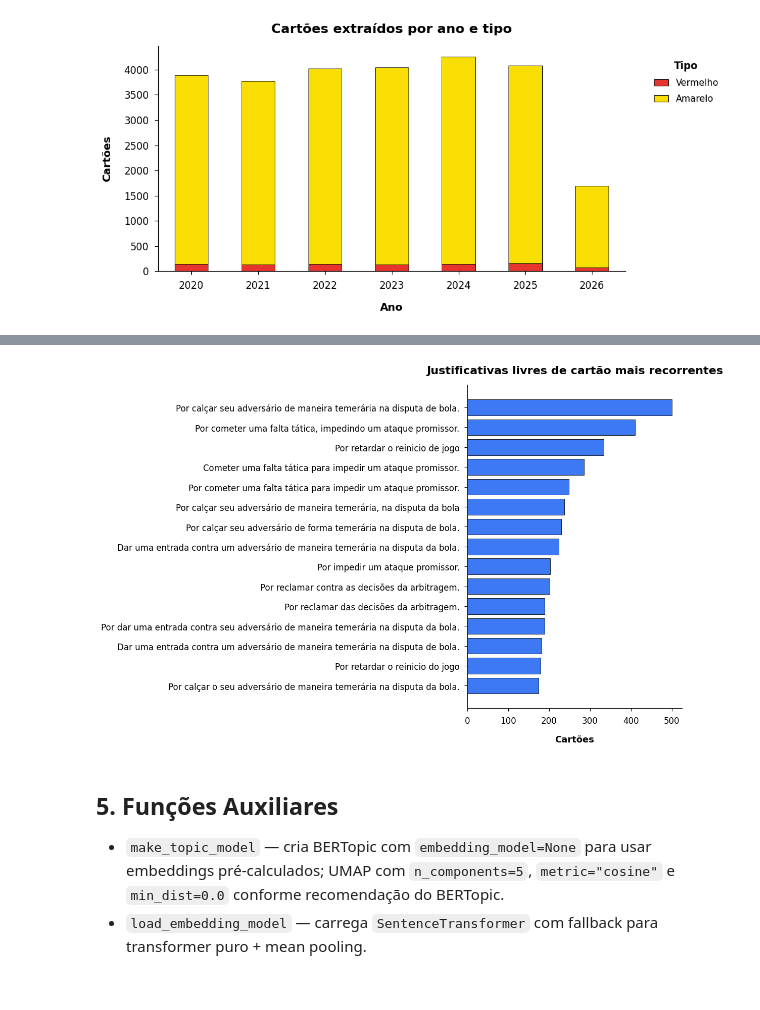
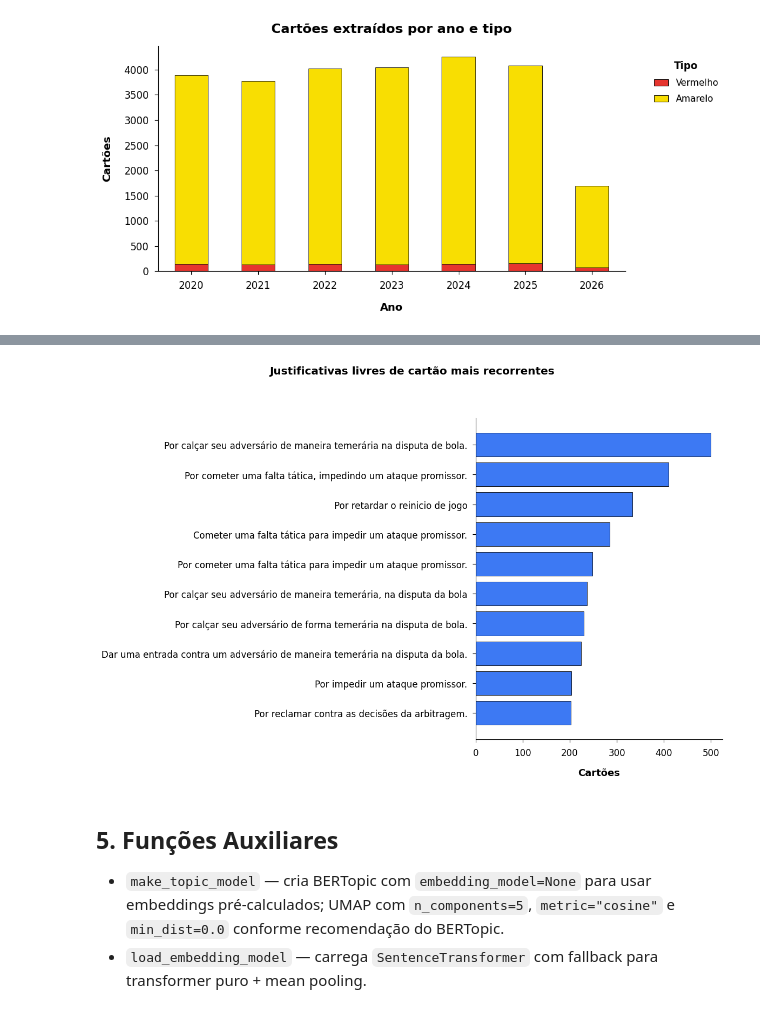
Before and after one commit to gcarbs1/cbf-match-report-analysis, a Jupyter notebook: notebooks/2-semantic_card_reasons_embeddings.ipynb, the cells around one changed output, grey strips where cells are left out. Drawn from its saved outputs; the diff is of its cells as text; code cells hidden in the pictures.

```diff
--- a/notebooks/2-semantic_card_reasons_embeddings.ipynb
+++ b/notebooks/2-semantic_card_reasons_embeddings.ipynb
@@ -122,9 +122,9 @@ CARD_TEXT_COLUMN = "card_reason_text"
 CARD_TEXT_KEY_COLUMN = "card_reason_text_key"
 DELAY_TEXT_COLUMN = "delay_reason_clean"
 
-TOP_N_CARD_TEXTS = 15
-TOP_N_TEAMS = 15
-TOP_N_REFEREES = 15
+TOP_N_CARD_TEXTS = 10
+TOP_N_TEAMS = 10
+TOP_N_REFEREES = 10
 REPRESENTATIVENESS_MIN_SCORE = 0.70
 REPRESENTATIVENESS_MIN_MARGIN = 0.05
 
@@ -146,6 +146,12 @@ def plot_colors(values) -> list[str]:
         return [PLOT_PALETTE[i % len(PLOT_PALETTE)] for i in range(values)]
     color_map = globals().get("CARD_GROUP_COLOR_MAP", {})
     return [color_map.get(value, PLOT_PALETTE[i % len(PLOT_PALETTE)]) for i, value in enumerate(values)]
+
+
+def group_legend_handles(groups) -> list:
+    from matplotlib.patches import Patch
+    return [Patch(facecolor=CARD_GROUP_COLOR_MAP.get(group, PLOT_BLUE), edgecolor="black", linewidth=0.6, label=group) for group in groups]
+
 
 def save_plot(fig, filename: str) -> None:
     fig.savefig(VIZ_PATH / filename, dpi=300, bbox_inches="tight")
@@ -215,6 +221,19 @@ if missing_cards:
 if missing_delays:
     raise ValueError(f"Colunas ausentes em {DELAY_REASONS_PATH.name}: {sorted(missing_delays)}")
 
+NAME_PARTICLES = {"da", "de", "di", "do", "du", "das", "dos", "del", "della", "van", "von"}
+
+def short_referee_name(name: str) -> str:
+    tokens = str(name).strip().split()
+    if len(tokens) <= 2:
+        return " ".join(tokens)
+    if tokens[1].casefold() in NAME_PARTICLES and len(tokens) >= 3:
+        return " ".join(tokens[:3])
+    return " ".join(tokens[:2])
+
+cards["arbitro_short"] = cards["arbitro"].map(short_referee_name)
+delays["arbitro_short"] = delays["arbitro"].map(short_referee_name)
+
 cards.head(3)
 # %% [output]
 |  | year | round | game_id | game_number | match_date | home_team | away_team | arbitro | card_type | team | ... |
@@ -343,13 +362,14 @@ card_text_counts.head(25)
 # %%
 plot_top_texts = card_text_counts.head(TOP_N_CARD_TEXTS).sort_values("n_events")
 fig, ax = plt.subplots(figsize=(12, 8))
 ax.barh(plot_top_texts["text_for_embedding"], plot_top_texts["n_events"], color=PLOT_BLUE, edgecolor="black", linewidth=0.6)
-style_axis(ax, "Justificativas livres de cartão mais recorrentes", "Cartões", "")
-plt.tight_layout(pad=1.5)
+style_axis(ax, None, "Cartões", "")
+fig.suptitle("Justificativas livres de cartão mais recorrentes", fontweight="bold", x=0.5, y=0.985)
+plt.tight_layout(rect=(0, 0, 1, 0.95), pad=1.5)
 save_plot(fig, "top_card_reason_texts.png")
 plt.show()
 # %% [output]
-[figure, old version]
+[figure, new version]
 # %% [markdown]
 ## **5. Funções Auxiliares**
 
```
Also changed, not shown: parts of 12 cells of this notebook, 9 other files.
